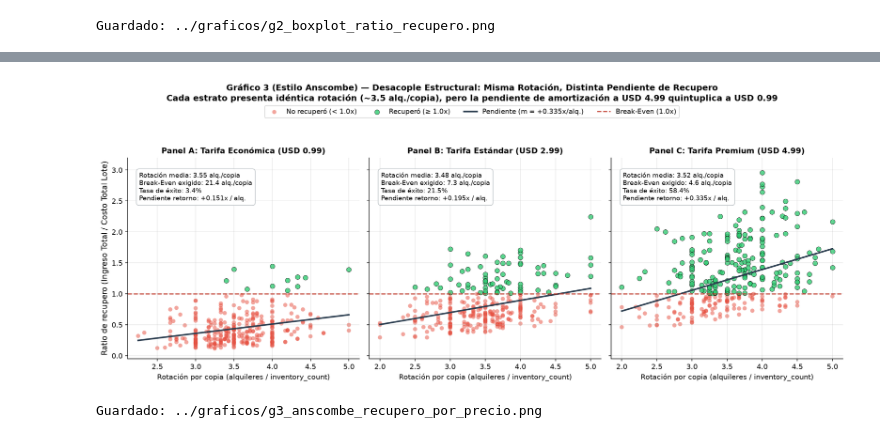
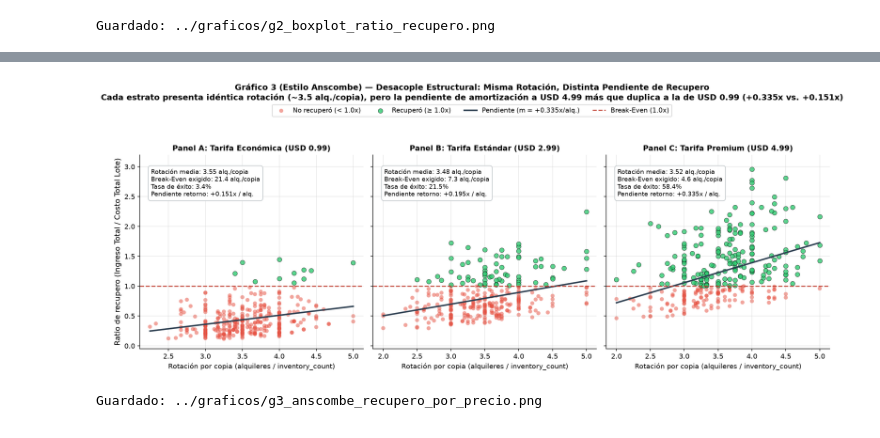
Before and after one commit to BUGn92/TP2SeminarioBD, a Jupyter notebook: notebooks/analisis.ipynb, the cells around one changed output, grey strips where cells are left out. Drawn from its saved outputs; the diff is of its cells as text; code cells hidden in the pictures.

Commit message:
actualizacion y correcciones

```diff
--- a/notebooks/analisis.ipynb
+++ b/notebooks/analisis.ipynb
@@ -85,16 +85,33 @@ Los filtros por variables se pasan de forma segura a través del diccionario `pa
 # %%
-# ── 1.2 Consulta construida dinámicamente desde esquema.py ─────────────────────
-# Al reemplazar únicamente esquema.py, esta celda adapta los nombres de
-# tablas y columnas automáticamente → portabilidad garantizada para la defensa.
+# ── 1.2 Consulta construida desde sql/conjunto_trabajo.sql + esquema.py ──────
+# Al adaptar únicamente esquema.py (esquema, tablas y columnas) y .env,
+# esta celda corre sobre la base migrada de cualquier otro equipo.
 
 query_base = text(esquema.generar_query_conjunto_trabajo())
 
-# Extracción con parámetros seguros (params dict → anti-inyección SQL).
-# En esta query el filtrado de películas activas (rental_duration >= 1)
-# ya está garantizado estructuralmente por los LEFT JOINs y la integridad
-# de la base: las 1000 películas del catálogo se conservan íntegras.
-df_trabajo = pd.read_sql(query_base, engine)
+# 1) Extracción del conjunto de trabajo completo pasando límites vía params
+params_catalogo = {
+    "tarifa_min": 0.0,
+    "tarifa_max": 999.99,
+    "clasificacion": None,
+}
+df_trabajo = pd.read_sql(query_base, engine, params=params_catalogo)
 print(f"Conjunto de trabajo extraído: {df_trabajo.shape[0]} filas, {df_trabajo.shape[1]} columnas.")
+
+# 2) Demostración de filtro variable real pasado estrictamente por params
+params_filtro_demo = {
+    "tarifa_min": 2.99,
+    "tarifa_max": 4.99,
+    "clasificacion": "PG-13",
+}
+df_filtrado_demo = pd.read_sql(query_base, engine, params=params_filtro_demo)
+print(
+    f"Filtro parametrizado (rating='PG-13', tarifa en [2.99, 4.99]): "
+    f"{len(df_filtrado_demo)} filas "
+    f"(tarifas observadas: {sorted(df_filtrado_demo['rental_rate'].unique().tolist())}, "
+    f"ratings: {df_filtrado_demo['rating'].unique().tolist()})."
+)
+
 df_trabajo.head()
 # %% [output]
 Conjunto de trabajo extraído: 1000 filas, 9 columnas.
@@ -1004,35 +1088,35 @@ for i, (precio, ax, tit) in enumerate(zip(precios, axes, titulos_paneles)):
     ax.text(
         0.05, 0.93, info_text, transform=ax.transAxes,
         fontsize=9, verticalalignment='top',
         bbox=dict(boxstyle='round,pad=0.45', facecolor='white', alpha=0.90, edgecolor='#bdc3c7')
     )
 
     ax.set_title(tit, fontsize=11, fontweight='bold')
     ax.set_xlabel('Rotación por copia (alquileres / inventory_count)', fontsize=10)
     ax.grid(True, alpha=0.3)
 
 axes[0].set_ylabel('Ratio de recupero (Ingreso Total / Costo Total Lote)', fontsize=11)
 axes[0].set_ylim(-0.05, 3.2)
 
 # Leyenda unificada
 handles, labels = axes[2].get_legend_handles_labels()
 by_label = dict(zip(labels, handles))
 fig.legend(by_label.values(), by_label.keys(), loc='upper center', bbox_to_anchor=(0.5, 1.03), ncol=4, fontsize=9.5)
 
 plt.suptitle(
     'Gráfico 3 (Estilo Anscombe) — Desacople Estructural: Misma Rotación, Distinta Pendiente de Recupero\n'
-    'Cada estrato presenta idéntica rotación (~3.5 alq./copia), pero la pendiente de amortización a USD 4.99 quintuplica a USD 0.99',
+    'Cada estrato presenta idéntica rotación (~3.5 alq./copia), pero la pendiente de amortización a USD 4.99 más que duplica a la de USD 0.99 (+0.335x vs. +0.151x)',
     fontsize=12, fontweight='bold', y=1.10
 )
 
 plt.tight_layout()
 ruta_g3 = '../graficos/g3_anscombe_recupero_por_precio.png'
 plt.savefig(ruta_g3, dpi=150, bbox_inches='tight')
 plt.close()
 display(IPImage(ruta_g3))
 print(f'Guardado: {ruta_g3}')
 # %% [output]
-[figure, old version]
+[figure, new version]
 Guardado: ../graficos/g3_anscombe_recupero_por_precio.png
 # %% [markdown]
 ### 3.5 Hallazgos Narrativos y Respuesta a la Pregunta de Negocio
```
Also changed, not shown: parts of 22 cells of this notebook, 18 other files.
